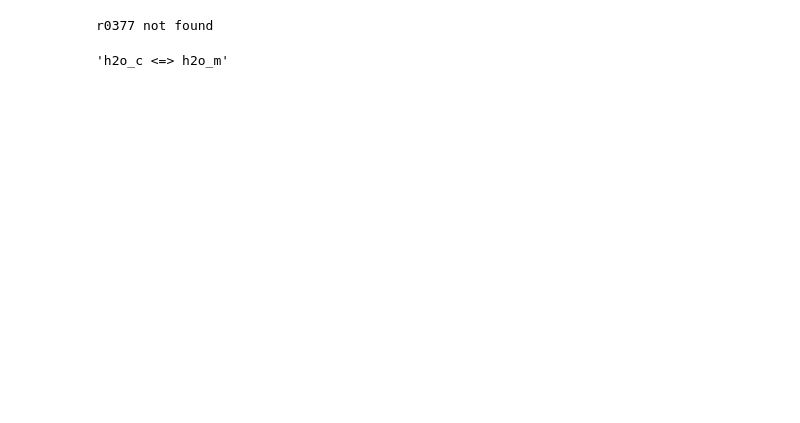
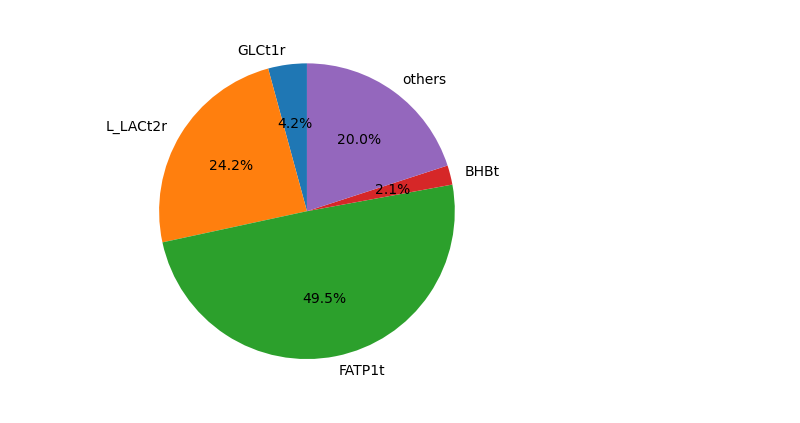
Before and after one commit to weilandtd/competitive_catabolism, a Jupyter notebook: mechanistic_model/data_integration.ipynb, the cells around one changed output. Saved outputs shown, nothing was run; the diff lists cells and outputs as text; code cells hidden in the pictures; blank space fills up the shorter version.

```diff
--- a/mechanistic_model/data_integration.ipynb
+++ b/mechanistic_model/data_integration.ipynb
@@ -37,0 +1,15 @@ reduced_model.medium
+# %%
+from pytfa.io.json import load_json_model
+from cobra import Reaction
+
+redgem_file_name = 'reduced_model_ETC_core_20240710-100629.json'
+reduced_model = load_json_model(redgem_file_name)
+reduced_model.optimize()
+
+# remove sinks if there are still any
+reduced_model.remove_reactions([rxn.id for rxn in reduced_model.reactions if 'sink' in rxn.id])
+
+# Thermo for sodium
+reduced_model.thermo_data['metabolites']['cpd00971']['deltaGf_std'] = 1.0
+reduced_model.thermo_data['metabolites']['cpd00971']['deltaGf_err'] = 0.1
+reduced_model.thermo_data['metabolites']['cpd00971']['error']  = 'Nil'
@@ -38,42 +262,57 @@ reduced_model.medium
 # %%
 # Flux constraints for the core model
-RER = 0.8
-o2_uptake = 2.0 * 0.8
+RER = 0.79
+fraction_of_whole_body_o2 = 0.8
+total_carbon_contribution_modeled = 0.8
+
+o2_uptake = 2.0 * fraction_of_whole_body_o2 * total_carbon_contribution_modeled
 co2_production = o2_uptake * RER
 
 # oxygen uptake about of redmuscle 80% of total oxygen uptake 2000 nmol/min/gBW -2 umol/min/gDW
 reduced_model.reactions.EX_o2_e.bounds = (-o2_uptake, -o2_uptake)
 # Constrain the RET to about 0.8 of the total glucose uptake
-reduced_model.reactions.EX_co2_e.bounds = (co2_production, co2_production)
+#reduced_model.reactions.EX_co2_e.bounds = (co2_production, co2_production)
 #reduced_model.reactions.CO2tm.bounds = (-10, -co2_production*0.5)
+
+#Dont waste ATP by cycling via ACYP
+reduced_model.reactions.ACYP.bounds = (0,0)
+
 reduced_model.optimize()
 
 
 #Add constraints for CO2 production in the core model of and glucose, lactate
-glucose_direct_contribution = 0.04 / 6
-lactate_direct_contribution = 0.24 / 3
+glucose_direct_contribution = 0.042 / 6 / total_carbon_contribution_modeled
+lactate_direct_contribution = 0.24 / 3 / total_carbon_contribution_modeled
+bhb_direct_contribution = 0.021 / 4 / total_carbon_contribution_modeled
 
-reduced_model.reactions.EX_glc_D_e.bounds = (- co2_production * glucose_direct_contribution, -co2_production * glucose_direct_contribution)
+
+reduced_model.reactions.EX_glc_D_e.bounds = (-co2_production * glucose_direct_contribution, -co2_production * glucose_direct_contribution)
 reduced_model.reactions.EX_lac_L_e.bounds = (-co2_production * lactate_direct_contribution, -co2_production * lactate_direct_contribution)
-reduced_model.optimize()
+reduced_model.reactions.EX_bhb_e.bounds = (-co2_production * bhb_direct_contribution, -co2_production * bhb_direct_contribution)
 
-#minimize reduced_model.reactions.Htmi // minimal loss i.e. proton pumping loss
-#reduced_model.optimize()
-
-# Mitochondria release water
-#remove some unbalanced reactions
-remove_reactions = ['r0377']
-for reaction_id in remove_reactions:
-    try:
-        reduced_model.reactions.get_by_id(reaction_id).bounds = (0, 0)
-    except KeyError:
-        print(f'{reaction_id} not found')
+sol = reduced_model.optimize()
-# %% [output]
-r0377 not found
-# %%
-reduced_model.reactions.H2Otm.reaction
-# %% [output]
-'h2o_c <=> h2o_m'
+# %%
+# Make a pi chart of the carbon contribution of the different metabolites
+# Uptakes rates
+import pandas as pd
+
+rows = ['GLCt1r',  'L_LACt2r','FATP1t', 'BHBt',]
+carbons = pd.Series({ 'GLCt1r': 6, 'L_LACt2r': 3, 'FATP1t': 16, 'BHBt': 4, })[rows]
+
+uptake_flux = sol.fluxes[rows].abs() * carbons[rows]
+
+# 25% others
+uptake_flux['others'] = uptake_flux.abs().sum() * (1/0.80 - 1)
+
+import matplotlib.pyplot as plt
+import numpy as np
+
+fig, ax = plt.subplots()
+ax.pie(uptake_flux, labels=uptake_flux.index, autopct='%1.1f%%', startangle=90)
+
+plt.show()
+# %% [output]
+[figure, added]
 # %%
 # Function to integrate metabolite concentrations
 import numpy as np
```
Also changed, not shown: parts of 69 cells of this notebook, 38 other files.
